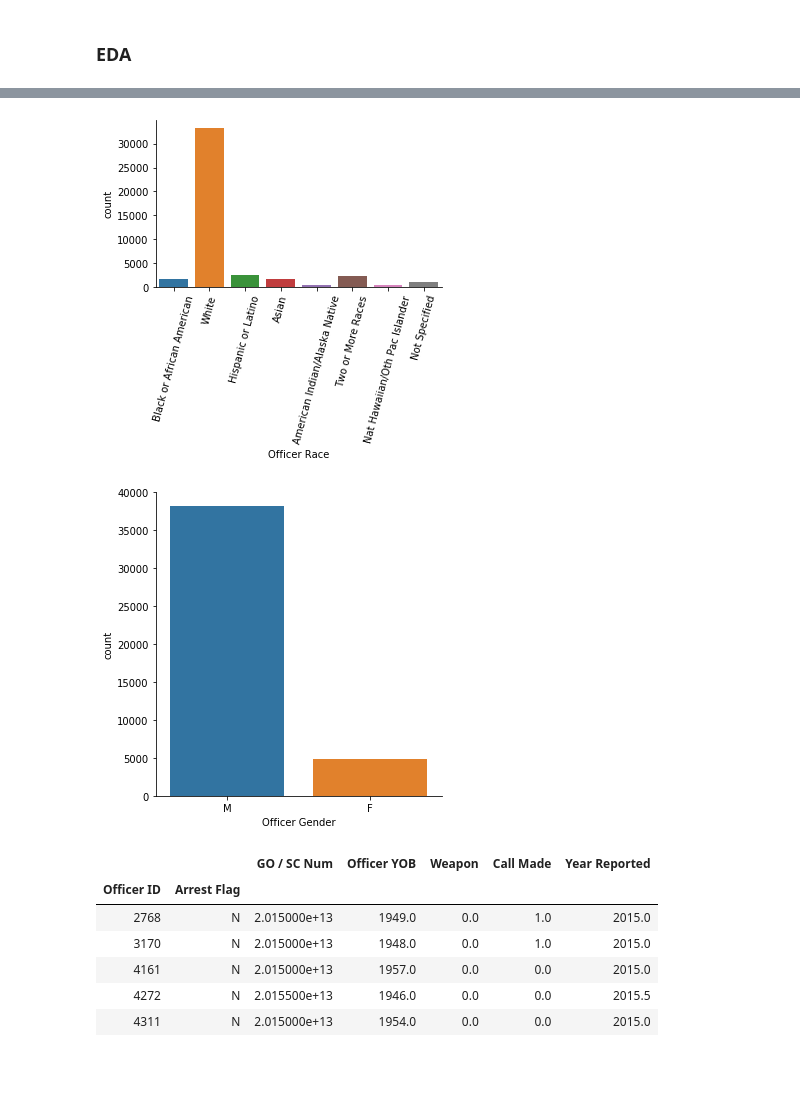
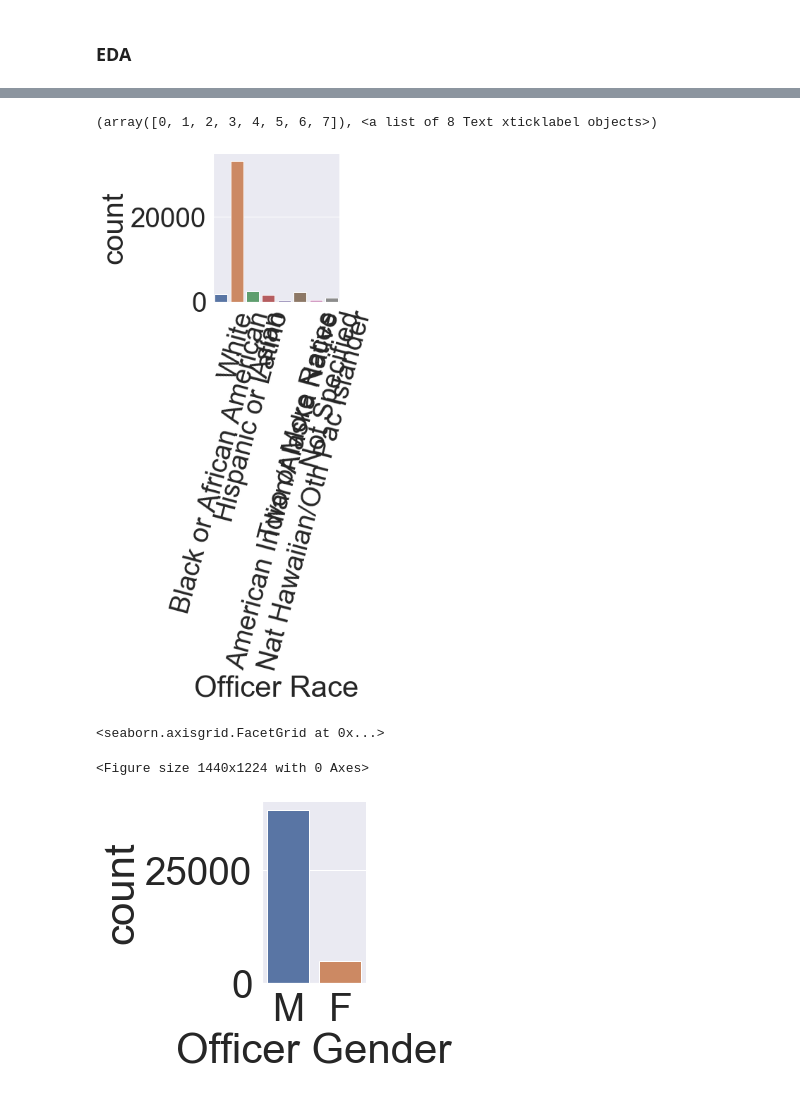
Before and after one commit to EricaSG/Mod3Project, a Jupyter notebook: Data_Understanding_EDA.ipynb, the cells around one changed output, grey strips where cells are left out. Drawn from its saved outputs; the diff is of its cells as text; code cells hidden in the pictures; blank space fills up the shorter version.

```diff
--- a/Data_Understanding_EDA.ipynb
+++ b/Data_Understanding_EDA.ipynb
@@ -122,27 +149,24 @@ KeyboardInterrupt:
 # %%
+fig = plt.gcf()
+fig.set_size_inches(20, 17)
 sns.catplot(x= 'Officer Race', kind='count', data=df)
 plt.xticks(rotation=75)
-plt.tight_layout()
 # %% [output]
+(array([0, 1, 2, 3, 4, 5, 6, 7]), <a list of 8 Text xticklabel objects>)
-[figure, old version]
+[figure, new version]
 # %%
+fig = plt.gcf()
+fig.set_size_inches(20, 17)
 sns.catplot(x= 'Officer Gender', kind='count', data=df)
-plt.tight_layout()
 # %% [output]
+<seaborn.axisgrid.FacetGrid at 0x...>
+<Figure size 1440x1224 with 0 Axes>
-[figure, old version]
+[figure, new version]
 # %%
 # Check Officer Track record, how often are they arresting
 # minorities?
 
-df.groupby(['Officer ID', 'Arrest Flag']).median().head()
+#df.groupby(['Officer ID', 'Arrest Flag']).median().head()
-# %% [output]
-|  |  | GO / SC Num | Officer YOB | Weapon | Call Made | Year Reported |
-| Officer ID | Arrest Flag |  |  |  |  |  |
-| 2768 | N | 2.015000e+13 | 1949.0 | 0.0 | 1.0 | 2015.0 |
-| 3170 | N | 2.015000e+13 | 1948.0 | 0.0 | 1.0 | 2015.0 |
-| 4161 | N | 2.015000e+13 | 1957.0 | 0.0 | 0.0 | 2015.0 |
-| 4272 | N | 2.015500e+13 | 1946.0 | 0.0 | 0.0 | 2015.5 |
-| 4311 | N | 2.015000e+13 | 1954.0 | 0.0 | 0.0 | 2015.0 |
 # %%
 # How often do police roll up without calls being made?
 
```
Also changed, not shown: parts of 21 cells of this notebook.
